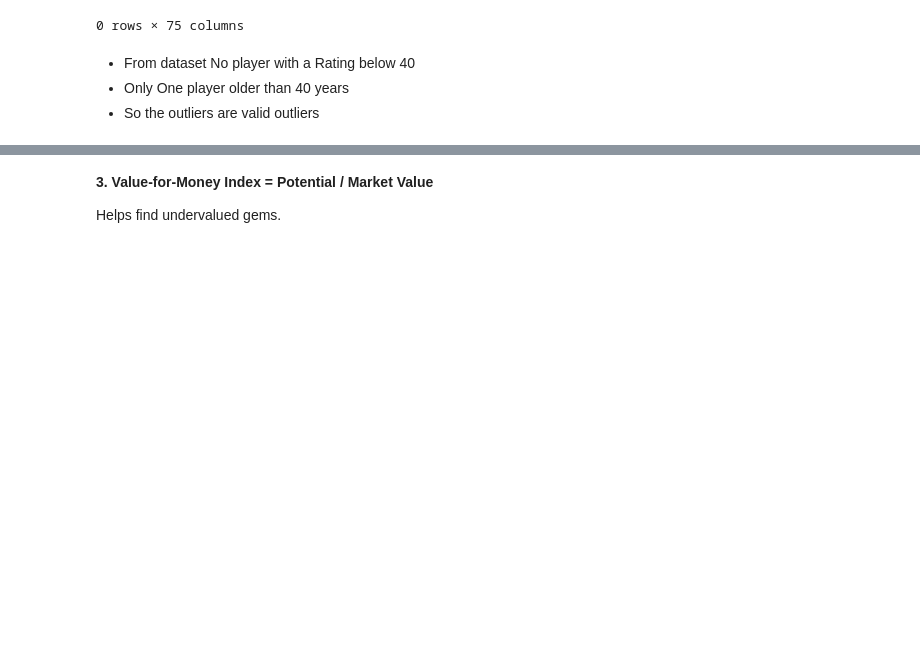
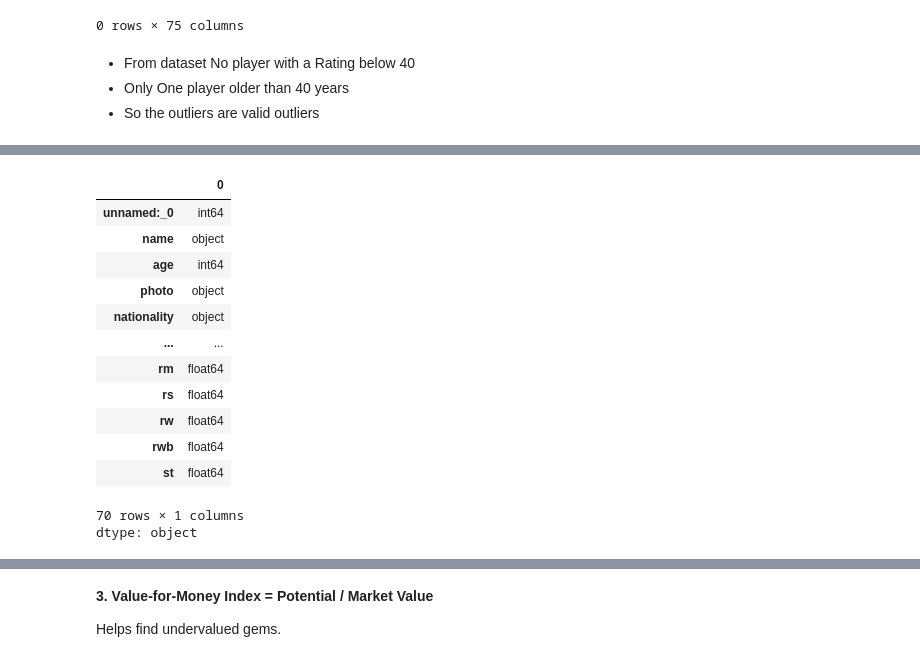
Before and after one commit to davidmasai/C-Users-User-Desktop-Football_Recruitment_-project, a Jupyter notebook: Phase_Project_Notebook (6).ipynb, the cells around one changed output, grey strips where cells are left out. Drawn from its saved outputs; the diff is of its cells as text; code cells hidden in the pictures; blank space fills up the shorter version.

```diff
--- a/Phase_Project_Notebook (6).ipynb
+++ b/Phase_Project_Notebook (6).ipynb
@@ -1188,0 +996,46 @@ outfield_df['Growth_Rate'] = ((outfield_df['Potential'] - outfield_df['Overall']
+# %%
+#goalkeeper column attributes to drop for outfield players
+col_drop=['gk_diving', 'gk_handling', 'gk_kicking',
+       'gk_positioning', 'gk_reflexes']
+
+#dropping
+outfield=outfield.copy()
+outfield.drop(columns=col_drop,axis=1,inplace=True)
+
+#removing leading currency signs before value and wage columns
+outfield['value'] = outfield['value'].str.replace('€', '')
+outfield['wage'] = outfield['wage'].str.replace('€', '')
+
+#columns to convert to numerical
+col_num=['overall','potential','value', 'wage',
+       'acceleration', 'aggression', 'agility', 'balance', 'ball_control',
+       'composure', 'crossing', 'curve', 'dribbling', 'finishing',
+       'free_kick_accuracy', 'heading_accuracy', 'interceptions',
+       'jumping', 'long_passing', 'long_shots', 'marking', 'penalties',
+       'positioning', 'reactions', 'short_passing', 'shot_power',
+       'sliding_tackle', 'sprint_speed', 'stamina', 'standing_tackle',
+       'strength', 'vision', 'volleys', 'cam', 'cb', 'cdm', 'cf', 'cm', 'id',
+       'lam', 'lb', 'lcb', 'lcm', 'ldm', 'lf', 'lm', 'ls', 'lw', 'lwb',
+       'ram', 'rb', 'rcb', 'rcm', 'rdm', 'rf', 'rm',
+       'rs', 'rw', 'rwb', 'st']
+
+#converting columns to numerical datatypes
+outfield[col_num]=outfield[col_num].apply(pd.to_numeric,errors='coerce')
+# %%
+#checking
+outfield.dtypes
+# %% [output]
+|  | 0 |
+| unnamed:_0 | int64 |
+| name | object |
+| age | int64 |
+| photo | object |
+| nationality | object |
+| ... | ... |
+| rm | float64 |
+| rs | float64 |
+| rw | float64 |
+| rwb | float64 |
+| st | float64 |
+70 rows × 1 columns
+dtype: object
```
Also changed, not shown: parts of 48 cells of this notebook.
